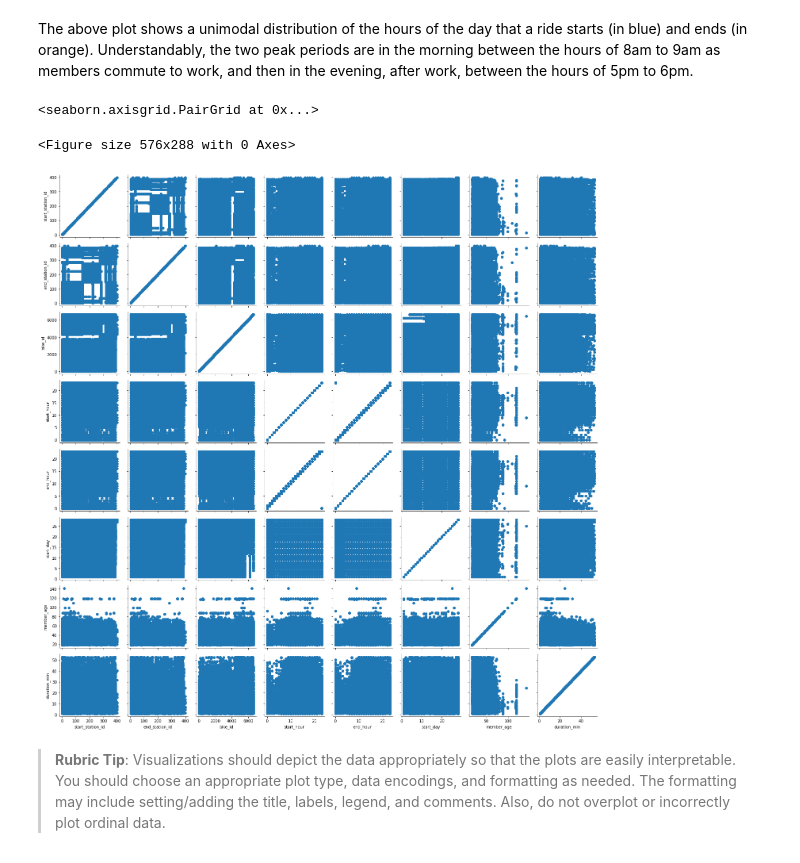
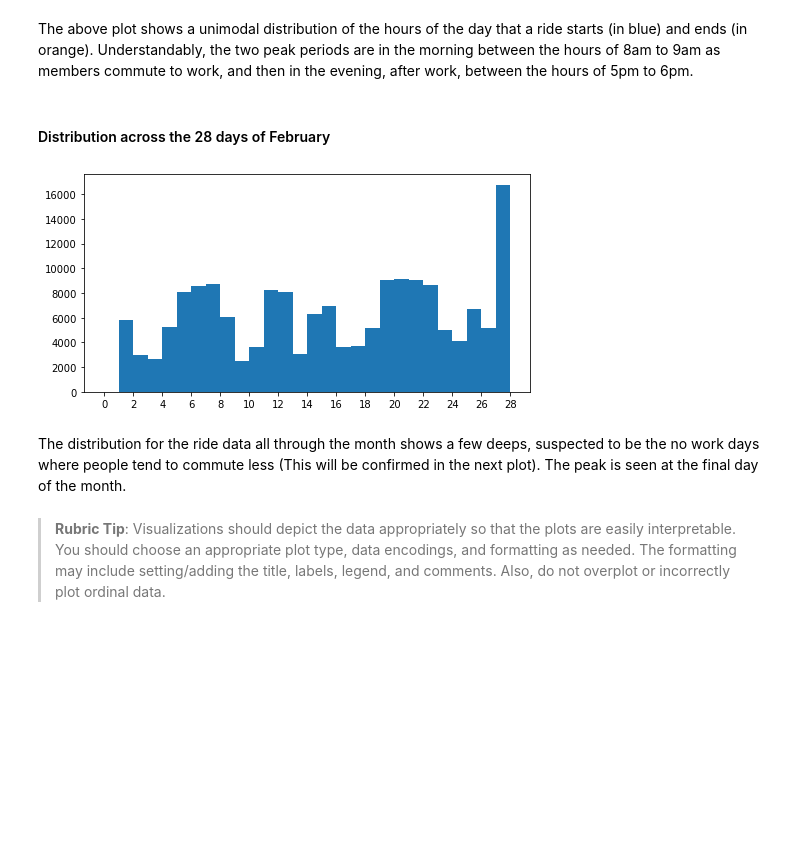
Before and after one commit to Damola-Adedoyin/Ford-GoBike-Data-Visualization-project, a Jupyter notebook: Part_I_exploration_template.ipynb, the cells around one changed output. Drawn from its saved outputs; the diff is of its cells as text; code cells hidden in the pictures; blank space fills up the shorter version.

```diff
--- a/Part_I_exploration_template.ipynb
+++ b/Part_I_exploration_template.ipynb
@@ -251,14 +266,16 @@ plt.legend();
 # %% [markdown]
 The above plot shows a unimodal distribution of the hours of the day that a ride starts (in blue) and ends (in orange). Understandably, the two peak periods are in the morning between the hours of 8am to 9am as members commute to work, and then in the evening, after work, between the hours of 5pm to 6pm.
-# %%
-plt.figure(figsize = (8,4))
-
-g=sb.PairGrid(data = bike_cut)
-g.map(plt.scatter)
-# %% [output]
-<seaborn.axisgrid.PairGrid at 0x...>
-<Figure size 576x288 with 0 Axes>
-[figure, removed]
+# %% [markdown]
+#### Distribution across the 28 days of February
+# %%
+plt.figure(figsize = (8,4))
+
+plt.hist(bike_cut['start_day'], bins=range(0,29,1))
+plt.xticks(range(0,29,2));
+# %% [output]
+[figure, added]
+# %% [markdown]
+The distribution for the ride data all through the month shows a few deeps, suspected to be the no work days where people tend to commute less (This will be confirmed in the next plot). The peak is seen at the final day of the month.
 # %% [markdown]
 
 
```
Also changed, not shown: parts of 49 cells of this notebook, 1 other file.
